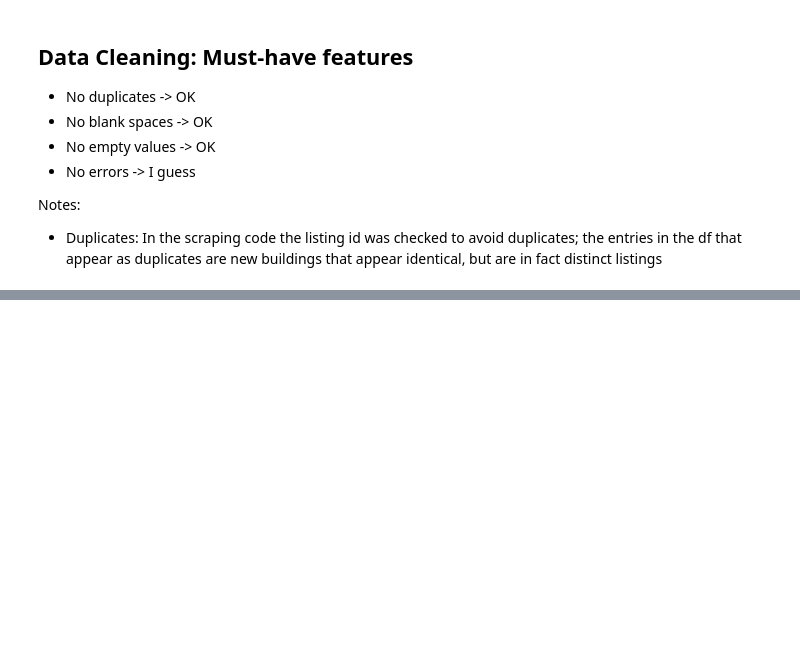
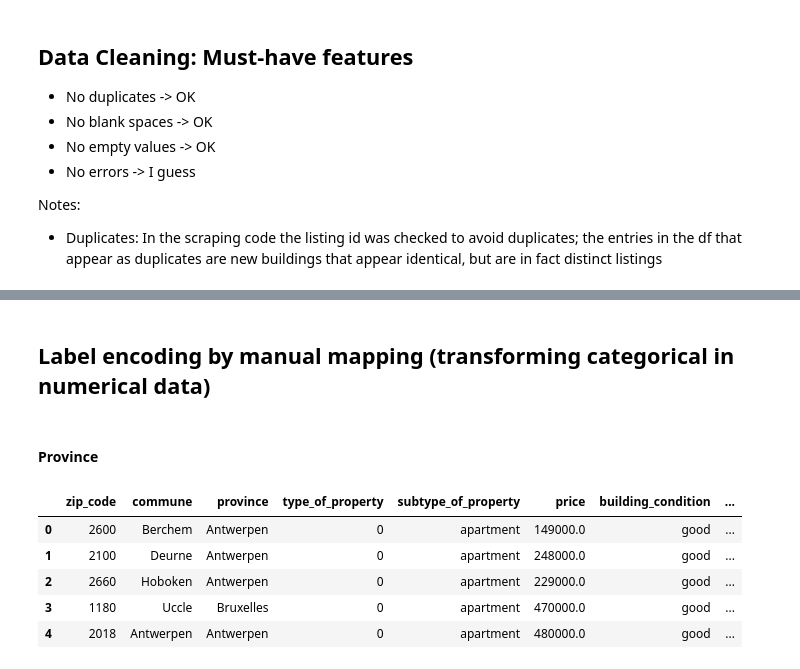
Before and after one commit to Alkszo/immo_eliza_analysis, a Jupyter notebook: notebooks/Miriam-notebook.ipynb, the cells around one changed output, grey strips where cells are left out. Cells and saved outputs as stored; diff of their text form; code cells hidden in the pictures; blank space fills up the shorter version.

```diff
--- a/notebooks/Miriam-notebook.ipynb
+++ b/notebooks/Miriam-notebook.ipynb
@@ -139,0 +197,31 @@ df_cleaned = pd.read_csv("../cleaned-data.csv")
+# %% [markdown]
+## Label encoding by manual mapping (transforming categorical in numerical data)
+# %% [markdown]
+#### Province
+# %%
+# Define a mapping dictionary
+province_mapping = {
+    'Antwerpen': 1,
+    'Bruxelles': 2,
+    'West-Vlaanderen': 3,
+    'Oost-Vlaanderen': 4,
+    'Limburg': 5,
+    'Liège': 6,
+    'Vlaams Brabant': 7,
+    'Brabant Wallon': 8,
+    'Hainaut': 9,
+    'Luxembourg': 10
+}
+
+# Apply the mapping
+dfc['province_encoded'] = dfc['province'].map(province_mapping)
+
+# Display the result
+dfc.head()
+# %% [output]
+|  | zip_code | commune | province | type_of_property | subtype_of_property | price | building_condition | ... |
+| 0 | 2600 | Berchem | Antwerpen | 0 | apartment | 149000.0 | good | ... |
+| 1 | 2100 | Deurne | Antwerpen | 0 | apartment | 248000.0 | good | ... |
+| 2 | 2660 | Hoboken | Antwerpen | 0 | apartment | 229000.0 | good | ... |
+| 3 | 1180 | Uccle | Bruxelles | 0 | apartment | 470000.0 | good | ... |
+| 4 | 2018 | Antwerpen | Antwerpen | 0 | apartment | 480000.0 | good | ... |
```
Also changed, not shown: parts of 14 cells of this notebook.
